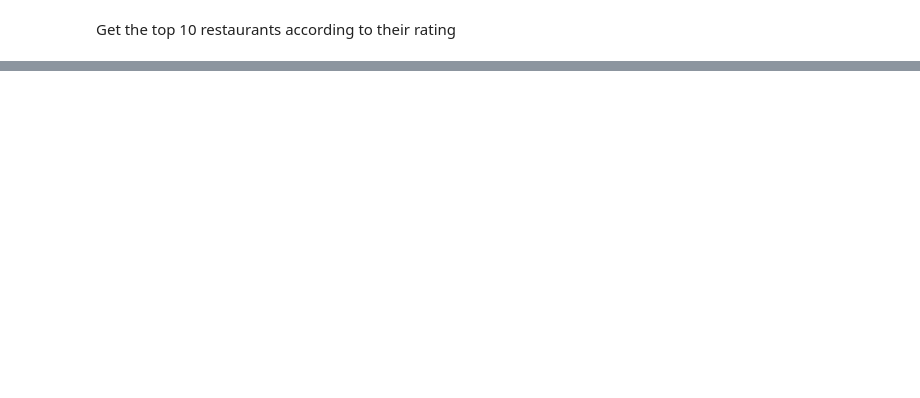
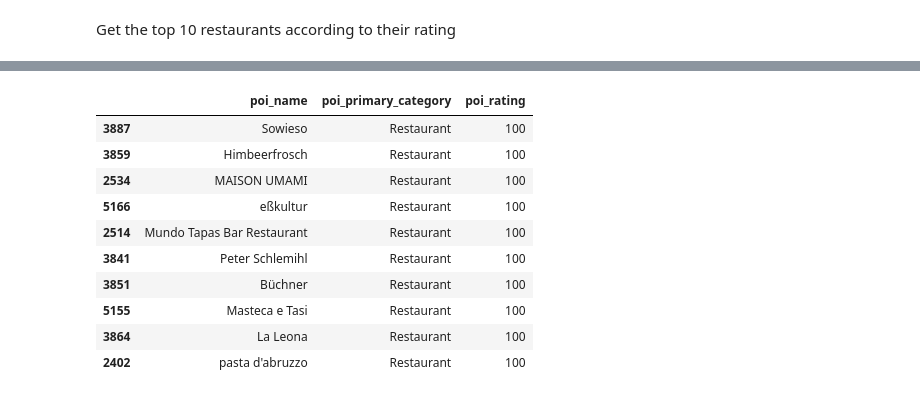
Before and after one commit to eekom-research/Statistical-Modelling-Project, a Jupyter notebook: notebooks/yelp_foursquare_EDA.ipynb, the cells around one changed output, grey strips where cells are left out. Cells and saved outputs as stored; diff of their text form; code cells hidden in the pictures; blank space fills up the shorter version.

```diff
--- a/notebooks/yelp_foursquare_EDA.ipynb
+++ b/notebooks/yelp_foursquare_EDA.ipynb
@@ -451,0 +513,18 @@ Get the top 10 restaurants according to their rating
+# %%
+# Yelp top 10 restaurants according to their rating
+temp_yelp_df = poi_yelp_df[poi_yelp_df['poi_primary_category']=='Restaurant']
+temp_yelp_df = temp_yelp_df.sort_values(by='poi_rating',ascending=False)
+unique_yelp_df = temp_yelp_df.drop_duplicates(subset='poi_name', keep ='first')
+unique_yelp_df[['poi_name','poi_primary_category','poi_rating']].head(10)
+# %% [output]
+|  | poi_name | poi_primary_category | poi_rating |
+| 3887 | Sowieso | Restaurant | 100 |
+| 3859 | Himbeerfrosch | Restaurant | 100 |
+| 2534 | MAISON UMAMI | Restaurant | 100 |
+| 5166 | eßkultur | Restaurant | 100 |
+| 2514 | Mundo Tapas Bar Restaurant | Restaurant | 100 |
+| 3841 | Peter Schlemihl | Restaurant | 100 |
+| 3851 | Büchner | Restaurant | 100 |
+| 5155 | Masteca e Tasi | Restaurant | 100 |
+| 3864 | La Leona | Restaurant | 100 |
+| 2402 | pasta d'abruzzo | Restaurant | 100 |
```
Also changed, not shown: parts of 10 cells of this notebook, 3 other files.
